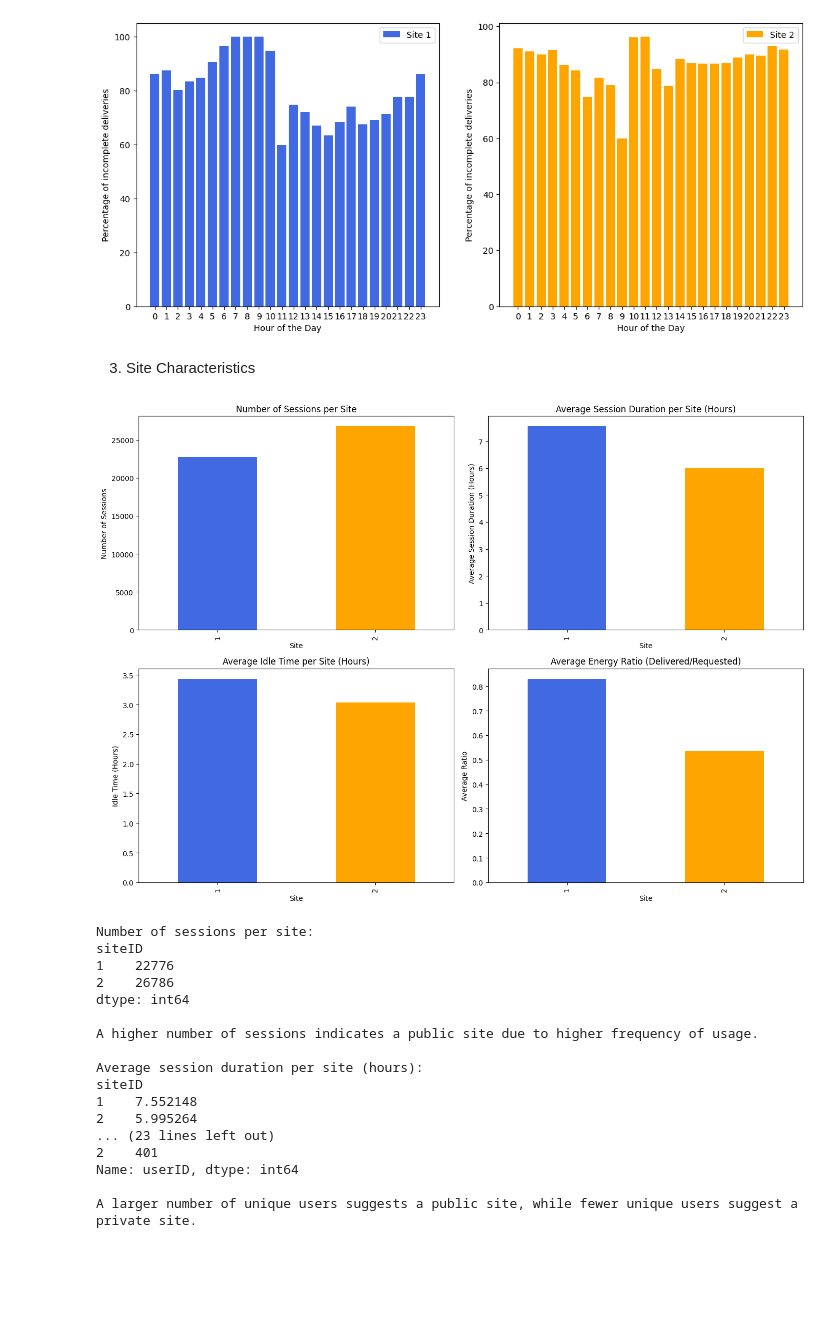
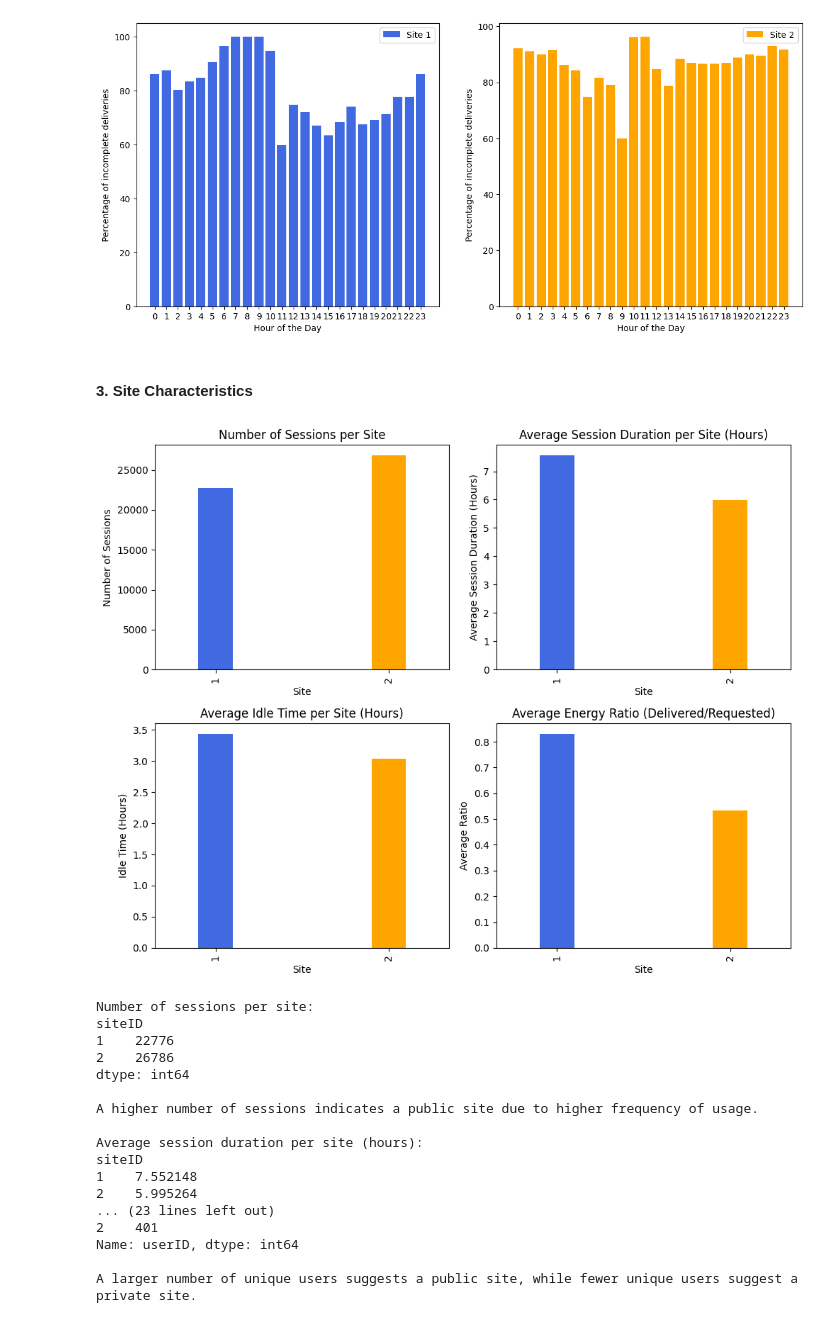
Before and after one commit to angfe/TheOptimizers, a Jupyter notebook: 02_Descriptive_Analytics.ipynb, the cells around one changed output. Cells and saved outputs as stored; diff of their text form; code cells hidden in the pictures; blank space fills up the shorter version.

```diff
--- a/02_Descriptive_Analytics.ipynb
+++ b/02_Descriptive_Analytics.ipynb
@@ -643,7 +643,7 @@ plt.show()
 [92.24, 91.15, 89.96, 91.52, 86.25, 84.19, 74.86, 81.65, 78.95, 60.0, 96.15, 96.38, 84.62, 78.87, 88.38, 86.8, 86.75, 86.58, 86.89, 88.9, 89.88, 89.59, 93.1, 91.73]
 [figure]
 # %% [markdown]
-3. Site Characteristics
+#### 3. Site Characteristics
 # %%
 # Add a column for session duration in hours
 # The session duration is calculated as the difference between connection and disconnection times
@@ -683,61 +683,60 @@ avg_energy_ratio_per_site = charging_sessions_data.groupby("siteID")["energy_rat
 unique_users_per_site = charging_sessions_data.groupby("siteID")["userID"].nunique()
 
 # Visualization of differences between sites
-fig, axes = plt.subplots(2, 2, figsize=(14, 10))
+fig, axes = plt.subplots(2, 2, figsize=(10, 8))
+
+# Reduce bar width
+bar_width = 0.2 # Adjust to make bars thinner
 
 # Number of sessions per site
-# A higher number of sessions suggests a public site with more frequent usage
-sessions_per_site.plot(kind="bar", ax=axes[0, 0], color=["royalblue", "orange"])
+sessions_per_site.plot(kind="bar", ax=axes[0, 0], color=["royalblue", "orange"], width=bar_width)
 axes[0, 0].set_title("Number of Sessions per Site")
 axes[0, 0].set_xlabel("Site")
 axes[0, 0].set_ylabel("Number of Sessions")
 
 # Average session duration per site
-# Longer session durations are more common at private sites
-avg_duration_per_site.plot(kind="bar", ax=axes[0, 1], color=["royalblue", "orange"])
+avg_duration_per_site.plot(kind="bar", ax=axes[0, 1], color=["royalblue", "orange"], width=bar_width)
 axes[0, 1].set_title("Average Session Duration per Site (Hours)")
 axes[0, 1].set_xlabel("Site")
 axes[0, 1].set_ylabel("Average Session Duration (Hours)")
 
 # Average idle time per site
-# Higher idle times may indicate a private hub where vehicles are left longer
-avg_idle_time_per_site.plot(kind="bar", ax=axes[1, 0], color=["royalblue", "orange"])
+avg_idle_time_per_site.plot(kind="bar", ax=axes[1, 0], color=["royalblue", "orange"], width=bar_width)
 axes[1, 0].set_title("Average Idle Time per Site (Hours)")
 axes[1, 0].set_xlabel("Site")
 axes[1, 0].set_ylabel("Idle Time (Hours)")
 
 # Average energy ratio per site
-# Higher energy ratios suggest a private site where vehicles are more likely to complete charging
-avg_energy_ratio_per_site.plot(kind="bar", ax=axes[1, 1], color=["royalblue", "orange"])
+avg_energy_ratio_per_site.plot(kind="bar", ax=axes[1, 1], color=["royalblue", "orange"], width=bar_width)
 axes[1, 1].set_title("Average Energy Ratio (Delivered/Requested)")
 axes[1, 1].set_xlabel("Site")
 axes[1, 1].set_ylabel("Average Ratio")
 
 plt.tight_layout()
 plt.show()
 
 # Print results with explanations
 print("Number of sessions per site:")
 print(sessions_per_site)
 print("\nA higher number of sessions indicates a public site due to higher frequency of usage.\n")
 
 print("Average session duration per site (hours):")
 print(avg_duration_per_site)
 print("\nLonger session durations suggest a private site where users charge for extended periods.\n")
 
 print("Average idle time per site (hours):")
 print(avg_idle_time_per_site)
 print("\nHigher idle times are typical at private sites where users leave vehicles connected longer after charging is complete.\n")
 
 print("Average energy ratio per site (delivered/requested):")
 print(avg_energy_ratio_per_site)
 print("\nHigher energy ratios indicate that users are completing their charging sessions, typical at private sites.\n")
 
 print("Number of unique users per site:")
 print(unique_users_per_site)
 print("\nA larger number of unique users suggests a public site, while fewer unique users suggest a private site.\n")
 # %% [output]
-[figure, old version]
+[figure, new version]
 Number of sessions per site:
 siteID
 1    22776
```
Also changed, not shown: 2 other files.
